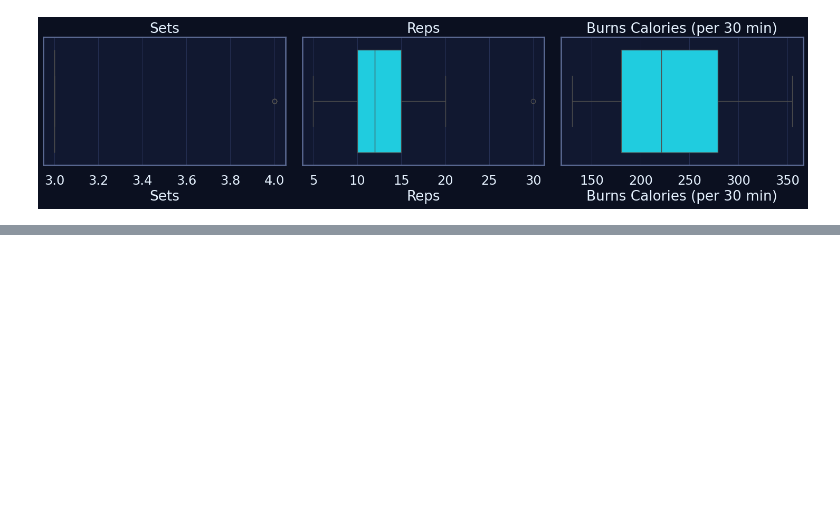
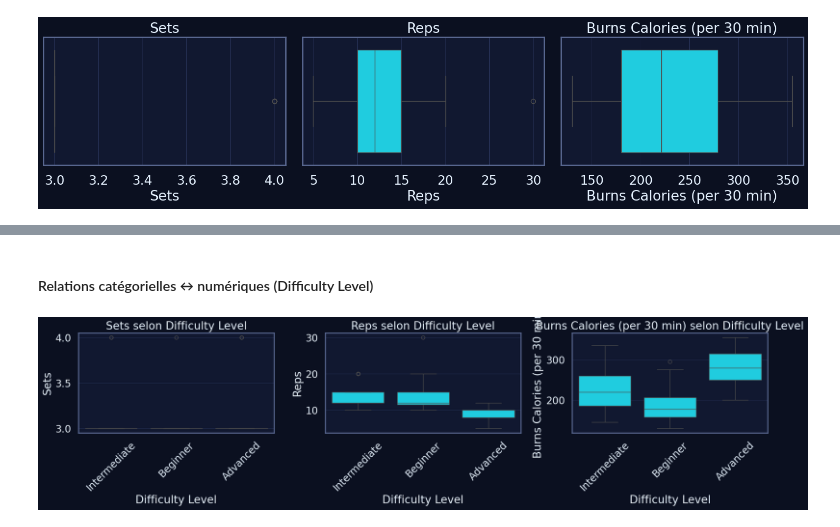
Before and after one commit to happy-developer/train.me, a Jupyter notebook: src/notebooks/eda/top_50_excerices_for_your_body/eda_top_50_excerices_for_your_body.ipynb, the cells around one changed output, grey strips where cells are left out. Drawn from its saved outputs; the diff is of its cells as text; code cells hidden in the pictures; blank space fills up the shorter version.

```diff
--- a/src/notebooks/eda/top_50_excerices_for_your_body/eda_top_50_excerices_for_your_body.ipynb
+++ b/src/notebooks/eda/top_50_excerices_for_your_body/eda_top_50_excerices_for_your_body.ipynb
@@ -447,0 +470,18 @@ else:
+# %% [markdown]
+#### Relations catégorielles ↔ numériques (Difficulty Level)
+# %%
+# Variables numériques
+num_cols = df.select_dtypes(include="number").columns.tolist()
+
+plt.figure(figsize=(6 * len(num_cols), 5))
+for i, col in enumerate(num_cols, start=1):
+    plt.subplot(1, len(num_cols), i)
+    sns.boxplot(data=df, x="Difficulty Level", y=col)
+    plt.title(f"{col} selon Difficulty Level")
+    plt.xticks(rotation=45)
+    plt.grid(True, axis="y")
+
+plt.tight_layout()
+plt.show()
+# %% [output]
+[figure, added]
```
Also changed, not shown: parts of 7 cells of this notebook, 1 other file.
